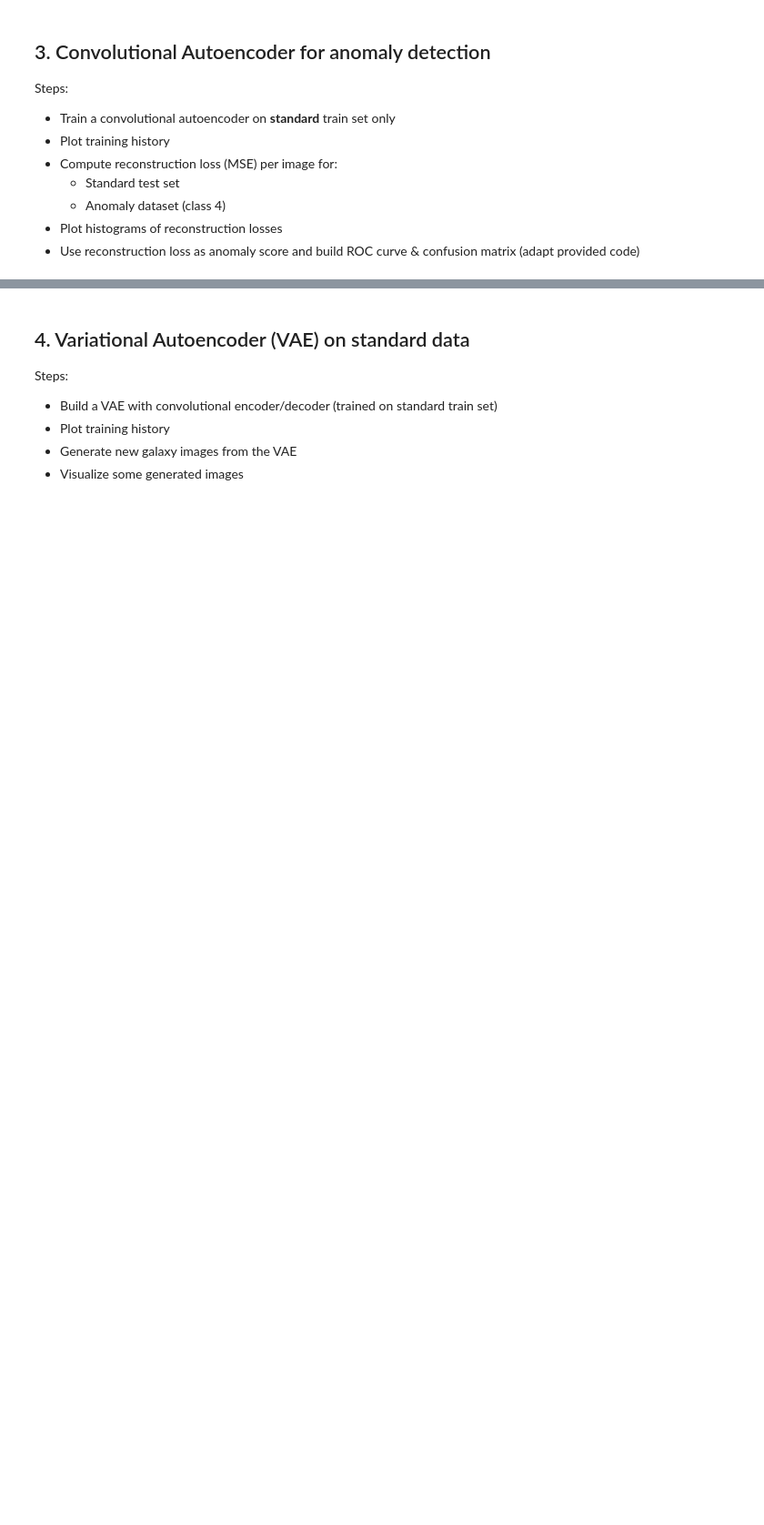
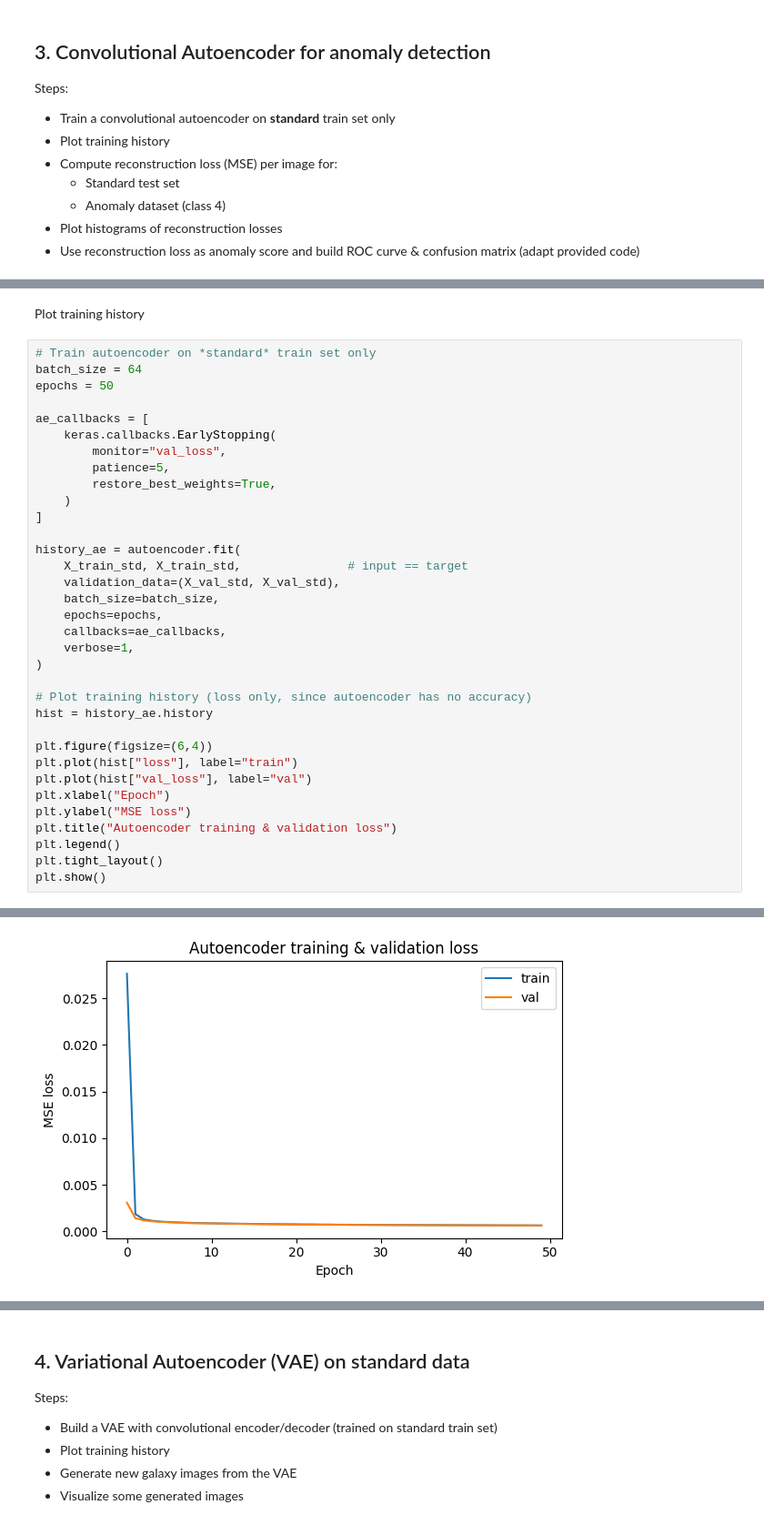
Before and after one commit to thomas1608/phy466, a Jupyter notebook: UZH/tutorials/ExamAssignment.ipynb, the cells around one changed output, grey strips where cells are left out. Shown at 91% size. Cells and saved outputs as stored; diff of their text form; blank space fills up the shorter version.

```diff
--- a/UZH/tutorials/ExamAssignment.ipynb
+++ b/UZH/tutorials/ExamAssignment.ipynb
@@ -556,0 +576,37 @@ Steps:
+# %% [markdown]
+Plot training history
+# %%
+# Train autoencoder on *standard* train set only
+batch_size = 64
+epochs = 50
+
+ae_callbacks = [
+    keras.callbacks.EarlyStopping(
+        monitor="val_loss",
+        patience=5,
+        restore_best_weights=True,
+    )
+]
+
+history_ae = autoencoder.fit(
+    X_train_std, X_train_std,               # input == target
+    validation_data=(X_val_std, X_val_std),
+    batch_size=batch_size,
+    epochs=epochs,
+    callbacks=ae_callbacks,
+    verbose=1,
+)
+
+# Plot training history (loss only, since autoencoder has no accuracy)
+hist = history_ae.history
+
+plt.figure(figsize=(6,4))
+plt.plot(hist["loss"], label="train")
+plt.plot(hist["val_loss"], label="val")
+plt.xlabel("Epoch")
+plt.ylabel("MSE loss")
+plt.title("Autoencoder training & validation loss")
+plt.legend()
+plt.tight_layout()
+plt.show()
+# %% [output]
@@ -556,0 +630 @@ Steps:
+[figure, added]
```
Also changed, not shown: parts of 21 cells of this notebook.
